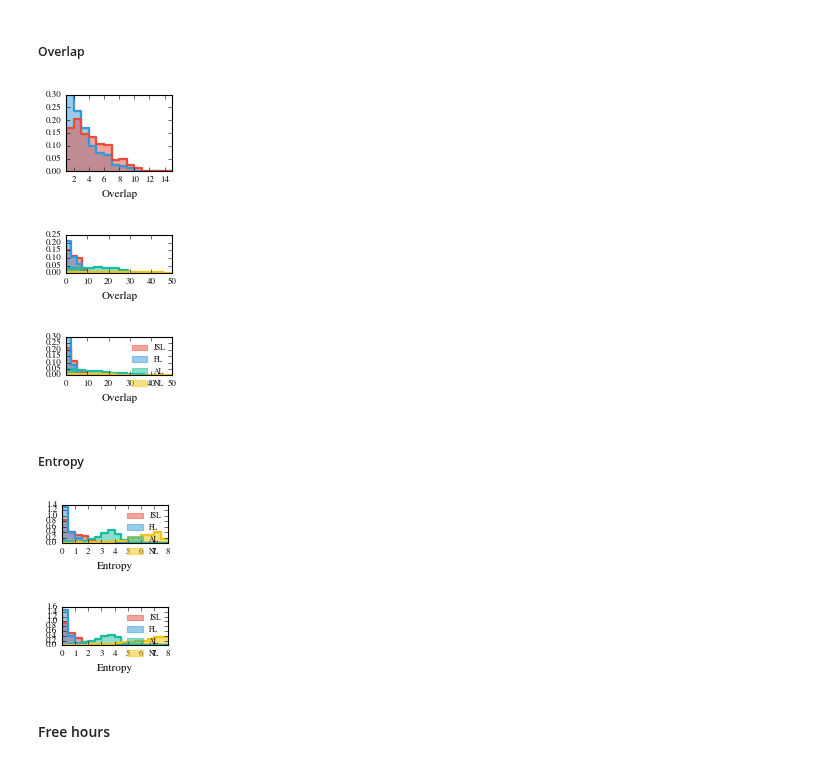
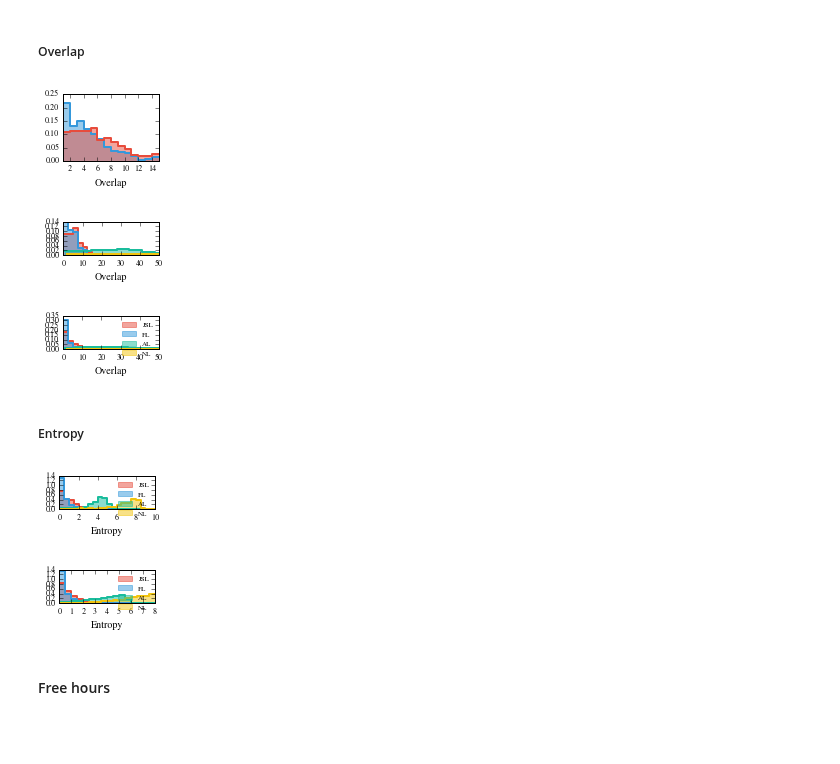
Before and after one commit to ulfaslak/recurrent_communities, a Jupyter notebook: results_real_data.ipynb, the cells around one changed output. Drawn from its saved outputs; the diff is of its cells as text; code cells hidden in the pictures; blank space fills up the shorter version.

```diff
--- a/results_real_data.ipynb
+++ b/results_real_data.ipynb
@@ -727,7 +862,7 @@ dow = 0
 # Correct to have empty layers where data is not used (similar to workplace)
 network1 = [
     l
-    for d in range(0, 5)# + range(7, 12) + range(14, 19)
+    for d in range(0, 5) + range(7, 12)# + range(14, 19)
     for l in network_sensible[spd*(dow+5+d)+smargin_start:spd*(dow+6+d)-smargin_end]
 ]
 
@@ -826,3 +966,10 @@ layer_commu_pred_JSL_1_fh_arr, layer_commu_pred_FL_1_fh_arr, layer_commu_pred_AL
+# %%
+layer_commu_pred_JSL_1_wh_arr, layer_commu_pred_FL_1_wh_arr, layer_commu_pred_AL_1_wh_arr, layer_commu_pred_NL_1_wh_arr = simple_compute_layer_commu_4_models(
+    network_pajek1_wh, network1_wh, layer_indices1_wh
+)
+layer_commu_pred_JSL_1_fh_arr, layer_commu_pred_FL_1_fh_arr, layer_commu_pred_AL_1_fh_arr, layer_commu_pred_NL_1_fh_arr = simple_compute_layer_commu_4_models(
+    network_pajek1_fh, network1_fh, layer_indices1_fh
+)
 # %% [markdown]
 ### Degree of mixing
 # %% [markdown]
@@ -979,10 +1126,10 @@ plt.xlabel("overlap".capitalize())
 plt.xlim(1, 15)
 
 #plt.legend(frameon=False)
-plt.savefig("figures/overlap_distribution_sensibleDTU_wh.pdf")
+#plt.savefig("figures/overlap_distribution_sensibleDTU_wh.pdf")
 plt.show()
 # %% [output]
-[figure, old version]
+[figure, new version]
 # %%
 plt.figure(figsize=(3.42/2, 2.4/4), frameon=False)
 
@@ -1015,10 +1162,10 @@ plt.xlabel("overlap".capitalize())
 plt.xlim(0, 50)
 
 #plt.legend(frameon=False)
-plt.savefig("figures/overlap_distribution_sensibleDTU_wh_all_distr_wide.pdf")
+#plt.savefig("figures/overlap_distribution_sensibleDTU_wh_all_distr_wide.pdf")
 plt.show()
 # %% [output]
-[figure, old version]
+[figure, new version]
 # %%
 alpha_JSL_1_wh, beta_JSL_1_wh, loc_JSL_1_wh, scale_JSL_1_wh = sp.stats.beta.fit(overlap_JSL_1_wh)
 alpha_FL_1_wh, beta_FL_1_wh, loc_FL_1_wh, scale_FL_1_wh = sp.stats.beta.fit(overlap_FL_1_wh)
@@ -1060,47 +1207,47 @@ plt.xlabel("overlap".capitalize())
 plt.xlim(0, 50)
 
 plt.legend(frameon=False)
-plt.savefig("figures/overlap_distribution_sensibleDTU_wh_all_distr_beta_fit_wide.pdf")
+#plt.savefig("figures/overlap_distribution_sensibleDTU_wh_all_distr_beta_fit_wide.pdf")
 plt.show()
 # %% [output]
-[figure, old version]
+[figure, new version]
 # %% [markdown]
 ##### Entropy
 # %%
 plt.figure(figsize=(3.42/2, 1.2/2), frameon=False)
 
 # JSL histogram
-v_JSL, b_JSL = np.histogram(entropy_JSL_1_wh, bins=np.linspace(0, 8, 17), normed=True)
+v_JSL, b_JSL = np.histogram(entropy_JSL_1_wh, bins=np.linspace(0, 10, 21), normed=True)
 plt.step(b_JSL, [v_JSL[0]] + list(v_JSL), where='pre', color="#e74c3c", lw=2)
 b_JSL_step, v_JSL_step = get_x_y_steps(b_JSL, [v_JSL[0]] + list(v_JSL), where="pre")
 plt.fill_between(b_JSL_step, v_JSL_step, color="#e74c3c", alpha=0.5, label="JSL")
 
 # FL histogram
-v_FL, b_FL = np.histogram(entropy_FL_1_wh, bins=np.linspace(0, 8, 17), normed=True)
+v_FL, b_FL = np.histogram(entropy_FL_1_wh, bins=np.linspace(0, 10, 21), normed=True)
 plt.step(b_FL, [v_FL[0]] + list(v_FL), where='pre', color="#3498db", lw=2)
 b_FL_step, v_FL_step = get_x_y_steps(b_FL, [v_FL[0]] + list(v_FL), where="pre")
 plt.fill_between(b_FL_step, v_FL_step, color="#3498db", alpha=0.5, label="FL")
 
 # AL histogram
-v_AL, b_AL = np.histogram(entropy_AL_1_wh, bins=np.linspace(0, 8, 17), normed=True)
+v_AL, b_AL = np.histogram(entropy_AL_1_wh, bins=np.linspace(0, 10, 21), normed=True)
 plt.step(b_AL, [v_AL[0]] + list(v_AL), where='pre', color="#1abc9c", lw=2)
 b_AL_step, v_AL_step = get_x_y_steps(b_AL, [v_AL[0]] + list(v_AL), where="pre")
 plt.fill_between(b_AL_step, v_AL_step, color="#1abc9c", alpha=0.5, label="AL")
 
 # NL histogram
-v_NL, b_NL = np.histogram(entropy_NL_1_wh, bins=np.linspace(0, 8, 17), normed=True)
+v_NL, b_NL = np.histogram(entropy_NL_1_wh, bins=np.linspace(0, 10, 21), normed=True)
 plt.step(b_NL, [v_NL[0]] + list(v_NL), where='pre', color="#f1c40f", lw=2)
 b_NL_step, v_NL_step = get_x_y_steps(b_NL, [v_NL[0]] + list(v_NL), where="pre")
 plt.fill_between(b_NL_step, v_NL_step, color="#f1c40f", alpha=0.5, label="NL")
 
 plt.xlabel("entropy".capitalize())
 plt.xlim(0)
 
 plt.legend(frameon=False)
-plt.savefig("figures/entropy_distribution_sensibleDTU_wh_all_distr_wide.pdf")
+#plt.savefig("figures/entropy_distribution_sensibleDTU_wh_all_distr_wide.pdf")
 plt.show()
 # %% [output]
-[figure, old version]
+[figure, new version]
 # %%
 alpha_JSL_1_wh, beta_JSL_1_wh, loc_JSL_1_wh, scale_JSL_1_wh = sp.stats.beta.fit(entropy_JSL_1_wh)
 alpha_FL_1_wh, beta_FL_1_wh, loc_FL_1_wh, scale_FL_1_wh = sp.stats.beta.fit(entropy_FL_1_wh)
@@ -1142,10 +1289,10 @@ plt.xlabel("entropy".capitalize())
 plt.xlim(0)
 
 plt.legend(frameon=False)
-plt.savefig("figures/entropy_distribution_sensibleDTU_wh_all_distr_beta_fit_wide.pdf")
+#plt.savefig("figures/entropy_distribution_sensibleDTU_wh_all_distr_beta_fit_wide.pdf")
 plt.show()
 # %% [output]
-[figure, old version]
+[figure, new version]
 # %% [markdown]
 #### Free hours
 # %%
```
Also changed, not shown: parts of 46 cells of this notebook, 9 other files.
